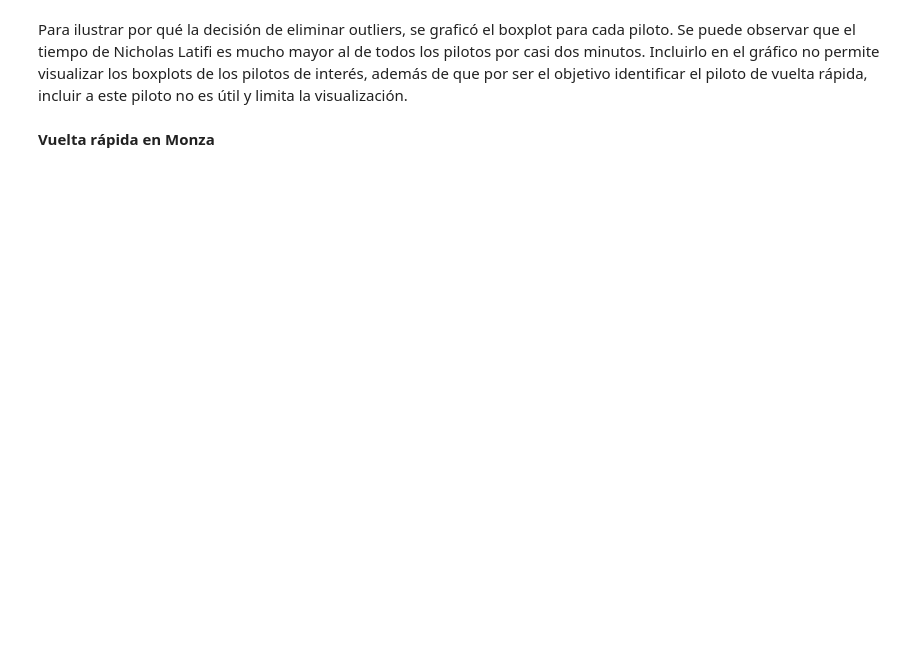
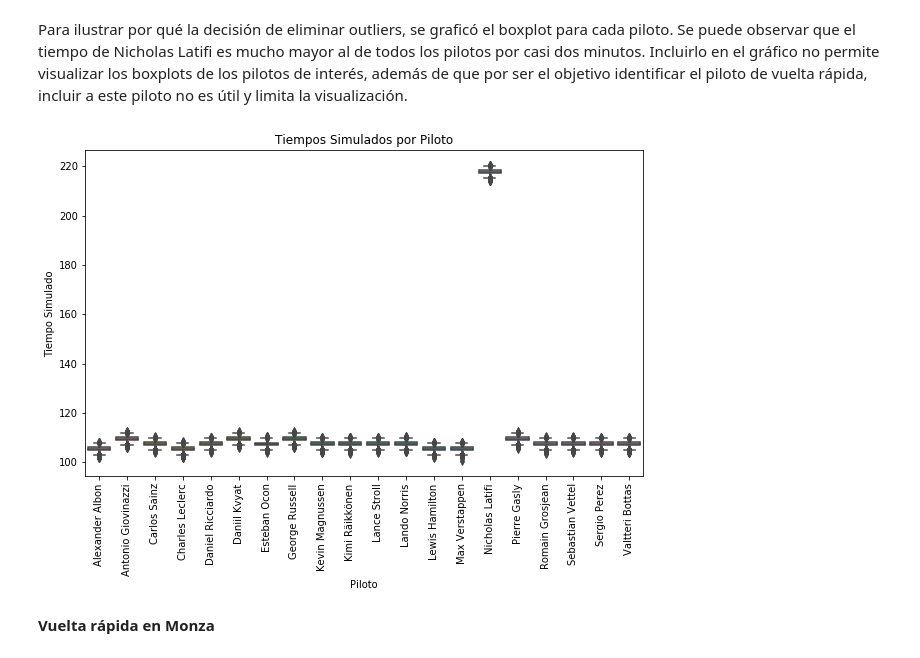
Before and after one commit to carolanb/Proyecto_modulo1, a Jupyter notebook: ProyectoModulo1_LopezA_NavarroC.ipynb, the cells around one changed output. Drawn from its saved outputs; the diff is of its cells as text; code cells hidden in the pictures; blank space fills up the shorter version.

```diff
--- a/ProyectoModulo1_LopezA_NavarroC.ipynb
+++ b/ProyectoModulo1_LopezA_NavarroC.ipynb
@@ -1694,8 +1909,9 @@ boxplt(sim_dt_monaco,'Tiempos Simulados por Piloto') #sin outliers de la simulac
 # %% [markdown]
 Para ilustrar por qué la decisión de eliminar outliers, se graficó el boxplot para cada piloto. Se puede observar que el tiempo de Nicholas Latifi es mucho mayor al de todos los pilotos por casi dos minutos. Incluirlo en el gráfico no permite visualizar los boxplots de los pilotos de interés, además de que por ser el objetivo identificar el piloto de vuelta rápida, incluir a este piloto no es útil y limita la visualización.
 # %%
-sim_dt_monaco = vuelta_rapida_mon(10000,2)
-boxplt(sim_dt_monaco,'Tiempos Simulados por Piloto') #sin outliers de la simulación
+boxplt(sim_dt_monaco,'Tiempos Simulados por Piloto') #con outliers de la simulación
+# %% [output]
+[figure, added]
 # %% [markdown]
 **Vuelta rápida en Monza**
 # %%
```
Also changed, not shown: parts of 99 cells of this notebook.
